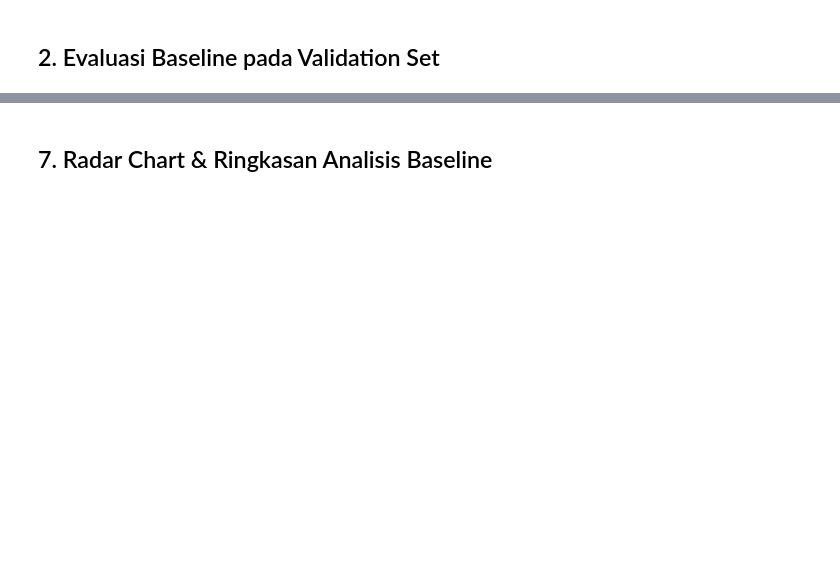
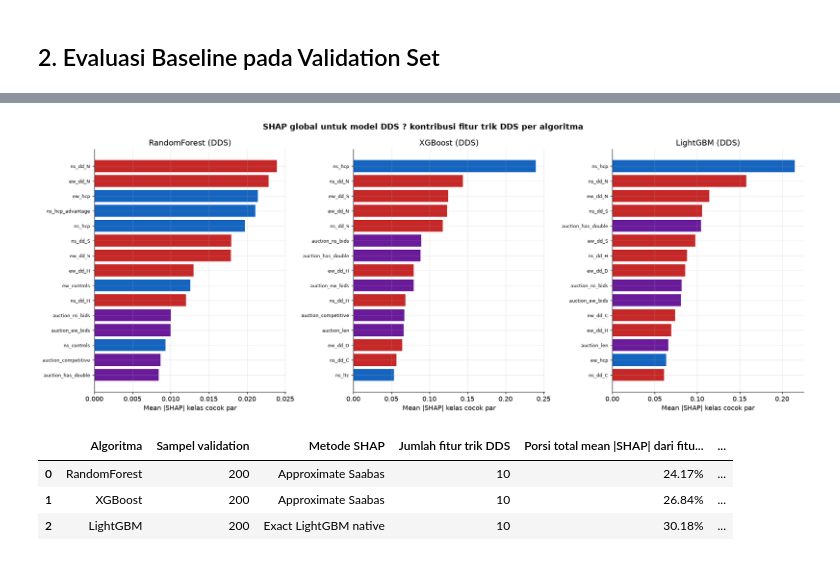
Before and after one commit to Cattelll/Bridge-Prediction, a Jupyter notebook: notebooks/05_evaluation.ipynb, the cells around one changed output, grey strips where cells are left out. Drawn from its saved outputs; the diff is of its cells as text; code cells hidden in the pictures; blank space fills up the shorter version.

```diff
--- a/notebooks/05_evaluation.ipynb
+++ b/notebooks/05_evaluation.ipynb
@@ -336,18 +359,45 @@ if SHAP_OK:
 # %%
 if SHAP_OK:
-    top12 = np.argsort(mean_abs)[::-1][:12]
+    fig, axes = plt.subplots(1, 3, figsize=(18, 7))
+    shap_effect_rows = []
+    for ax, entry in zip(axes, shap_model_entries):
+        key = entry['display_name']
+        values = shap_values_by_model[key]
+        mean_abs = np.abs(values).mean(axis=0)
+        top = np.argsort(mean_abs)[::-1][:15]
+        names = [entry['features'][i] for i in top]
+        scores = mean_abs[top]
+        ax.barh(range(len(top)), scores[::-1], color=[feat_group_color(n) for n in names[::-1]])
+        ax.set_yticks(range(len(top)))
+        ax.set_yticklabels(names[::-1], fontsize=8)
+        ax.set_title(key)
+        ax.set_xlabel('Mean |SHAP| kelas cocok par')
 
-    fig, ax = plt.subplots(figsize=(10, 7))
-    shap.summary_plot(
-        sv[:, top12],
-        X_shap[:, top12],
-        feature_names=[feature_cols[i] for i in top12],
-        show=False, plot_size=None,
-    )
-    plt.title('SHAP Beeswarm — XGBoost (Target: matches_par_contract)',
-              fontweight='bold', pad=15)
-    plt.tight_layout()
-    plt.savefig(OUT / 'nb05_shap_beeswarm.png', bbox_inches='tight', dpi=150)
+        dds_mask = np.array([name.startswith(('ns_dd_', 'ew_dd_')) for name in entry['features']])
+        dds_importance = mean_abs[dds_mask]
+        dds_names = np.asarray(entry['features'])[dds_mask]
+        top_dds_order = np.argsort(dds_importance)[::-1]
+        shap_effect_rows.append({
+            'Algoritma': entry['algorithm'],
+            'Sampel validation': len(values),
+            'Metode SHAP': 'Approximate Saabas' if entry['algorithm'] != 'LightGBM' else 'Exact LightGBM native',
+            'Jumlah fitur trik DDS': int(dds_mask.sum()),
+            'Porsi total mean |SHAP| dari fitur DDS': float(dds_importance.sum() / mean_abs.sum()),
+            'Fitur trik DDS teratas': ', '.join(dds_names[top_dds_order[:3]]),
+        })
+    fig.suptitle('SHAP global untuk model DDS ? kontribusi fitur trik DDS per algoritma', fontweight='bold')
+    fig.tight_layout()
+    fig.savefig(OUT / 'nb05_shap_dds_effect.png', bbox_inches='tight', dpi=160)
     plt.show()
+
+    shap_effect_df = pd.DataFrame(shap_effect_rows)
+    shap_effect_df.to_csv(OUT / 'nb05_shap_dds_effect.csv', index=False)
+    display(shap_effect_df.style.format({'Porsi total mean |SHAP| dari fitur DDS': '{:.2%}'}))
+else:
+    shap_effect_df = pd.DataFrame()
+# %% [output]
+[figure, added]
+|  | Algoritma | Sampel validation | Metode SHAP | Jumlah fitur trik DDS | Porsi total mean |SHAP| dari fitu... | ... |
+| 0 | RandomForest | 200 | Approximate Saabas | 10 | 24.17% | ... |
+| 1 | XGBoost | 200 | Approximate Saabas | 10 | 26.84% | ... |
+| 2 | LightGBM | 200 | Exact LightGBM native | 10 | 30.18% | ... |
-# %% [markdown]
-## 7. Radar Chart & Ringkasan Analisis Baseline
```
Also changed, not shown: parts of 24 cells of this notebook, 7 other files.
